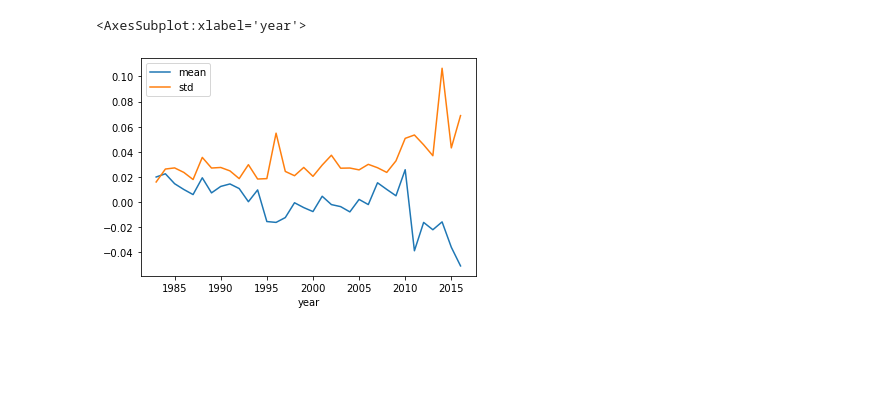
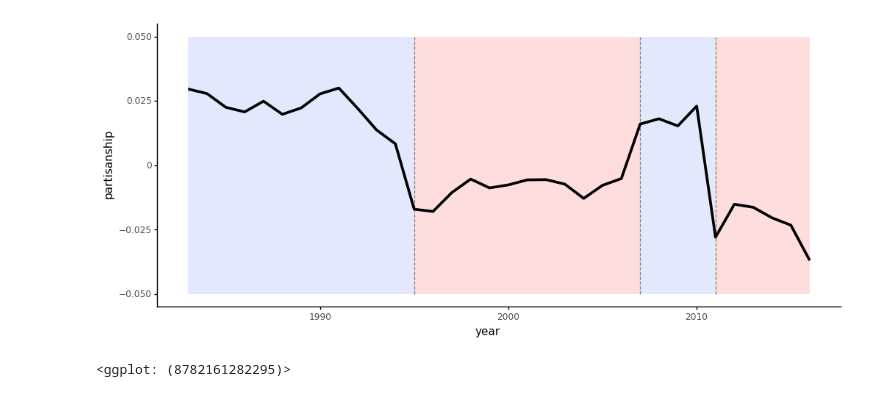
Before and after one commit to JM-Pearl/Dissertation, a Jupyter notebook: Jensen_Frame_Polarization.ipynb, the cells around one changed output. Drawn from its saved outputs; the diff is of its cells as text; code cells hidden in the pictures; blank space fills up the shorter version.

```diff
--- a/Jensen_Frame_Polarization.ipynb
+++ b/Jensen_Frame_Polarization.ipynb
@@ -106,5 +129,10 @@ grouped.plot(x='year',y='polarization')
-# %%
-grouped.plot(x='year',y='partisanship')
-# %% [output]
-<AxesSubplot:xlabel='year'>
-[figure, removed]
+# %%
+result_DF = []
+for i in Results:
+    result_DF.append(i['results'])
+result_DF = pd.DataFrame(result_DF)
+# %%
+def standardize(x):
+    return (x - x.mean())/x.std()
+
+result_DF['polarization_scaled'] = result_DF.groupby('topic',as_index=False).polarization.transform(standardize)
@@ -110,0 +142,22 @@ grouped.plot(x='year',y='partisanship')
+# %%
+r = result_DF.groupby('year',as_index=False).partisanship.median()
+
+(
+    ggplot(r, aes(x= 'year',y='partisanship')) +
+    geoms.geom_line() +
+    annotate('rect',xmin=1983,xmax=1995,ymin=-0.05,ymax=0.05,fill='#a5b3f7',alpha=0.3) +
+    annotate('rect',xmin=1995,xmax=2007,ymin=-0.05,ymax=0.05,fill='#fc8f8f',alpha=0.3) +
+    annotate('rect',xmin=2007,xmax=2011,ymin=-0.05,ymax=0.05,fill='#a5b3f7',alpha=0.3) +
+    annotate('rect',xmin=2011,xmax=2016,ymin=-0.05,ymax=0.05,fill='#fc8f8f',alpha=0.3) +
+    annotate('segment',x=1995,xend=1995,y=-0.05,yend=0.05,color='grey',linetype='dashed') +
+    annotate('segment',x=2007,xend=2007,y=-0.05,yend=0.05,color='grey',linetype='dashed') +
+    annotate('segment',x=2011,xend=2011,y=-0.05,yend=0.05,color='grey',linetype='dashed') +
+    geoms.geom_line(size=1.5) +
+    scales.scale_color_manual(values=['Blue','Red']) +
+    theme(panel_background=element_blank(),
+          axis_line=element_line(),
+         figure_size=(12,5))
+)
+# %% [output]
+[figure, added]
+<ggplot: (8782161282295)>
```
Also changed, not shown: parts of 8 cells of this notebook, 2 other files.
